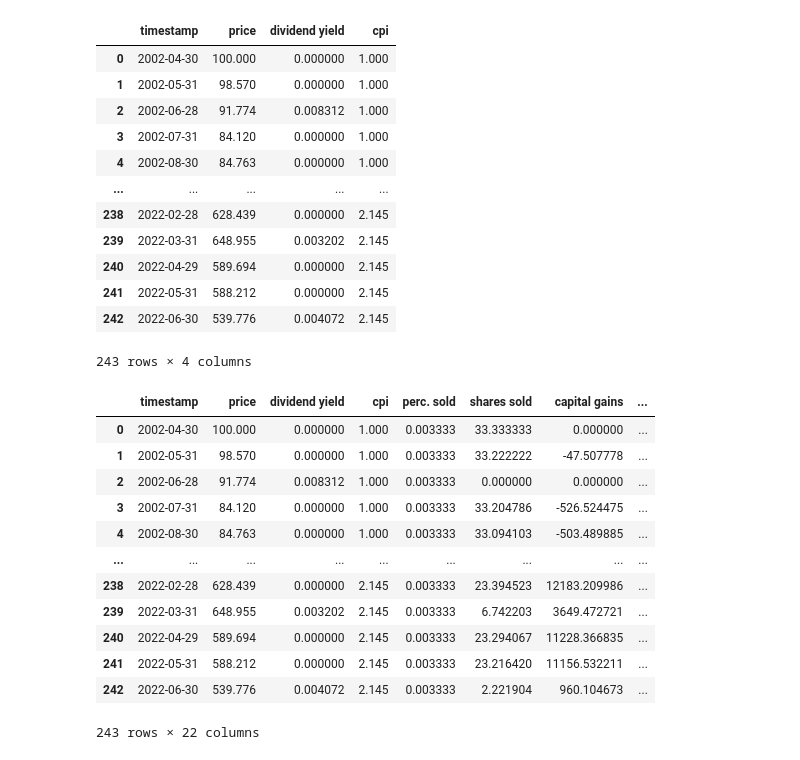
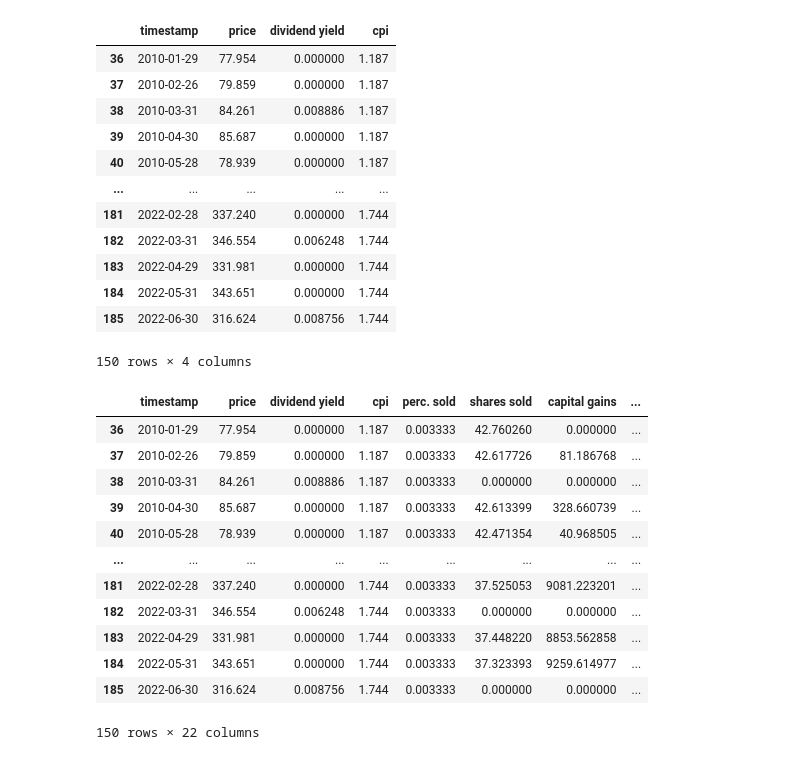
Before and after one commit to reasv/capsim, a Jupyter notebook: sim_iter.ipynb, the cells around one changed output. Drawn from its saved outputs; the diff is of its cells as text; code cells hidden in the pictures.

```diff
--- a/sim_iter.ipynb
+++ b/sim_iter.ipynb
@@ -8,3 +8,24 @@ ticker = 'VTI'
+# %%
+import os
+import requests as req
+
+# Load environment variables
+# Read .env file manually and set environment variables
+with open('.env') as f:
+    for line in f:
+        key, value = line.strip().split('=')
+        os.environ[key] = value
+# Get API_KEY from .env file
+API_KEY = os.getenv("API_KEY")
+# Save CSV file if it doesn't exist
+url = f'https://www.alphavantage.co/query?function=TIME_SERIES_MONTHLY_ADJUSTED&symbol={ticker}&apikey={API_KEY}&datatype=csv'
+filename = f"monthly_adjusted_{ticker}.csv"
+if not os.path.exists(filename):
+    with open(filename, 'wb') as f:
+        # Ensure the request was successful
+        r = req.get(url)
+        r.raise_for_status()
+        f.write(r.content)
 # %%
 import pandas as pd
 
@@ -41,21 +62,22 @@ def load_source_data(prices_file, bigmac_file):
     return df
 # %%
 src = load_source_data(f"monthly_adjusted_{ticker}.csv", "bigmac.csv")
+src = src[src.timestamp > "2010-01-01"]
 src
 # %% [output]
 |  | timestamp | price | dividend yield | cpi |
-| 0 | 2002-04-30 | 100.000 | 0.000000 | 1.000 |
-| 1 | 2002-05-31 | 98.570 | 0.000000 | 1.000 |
-| 2 | 2002-06-28 | 91.774 | 0.008312 | 1.000 |
-| 3 | 2002-07-31 | 84.120 | 0.000000 | 1.000 |
-| 4 | 2002-08-30 | 84.763 | 0.000000 | 1.000 |
+| 36 | 2010-01-29 | 77.954 | 0.000000 | 1.187 |
+| 37 | 2010-02-26 | 79.859 | 0.000000 | 1.187 |
+| 38 | 2010-03-31 | 84.261 | 0.008886 | 1.187 |
+| 39 | 2010-04-30 | 85.687 | 0.000000 | 1.187 |
+| 40 | 2010-05-28 | 78.939 | 0.000000 | 1.187 |
 | ... | ... | ... | ... | ... |
-| 238 | 2022-02-28 | 628.439 | 0.000000 | 2.145 |
-| 239 | 2022-03-31 | 648.955 | 0.003202 | 2.145 |
-| 240 | 2022-04-29 | 589.694 | 0.000000 | 2.145 |
-| 241 | 2022-05-31 | 588.212 | 0.000000 | 2.145 |
-| 242 | 2022-06-30 | 539.776 | 0.004072 | 2.145 |
+| 181 | 2022-02-28 | 337.240 | 0.000000 | 1.744 |
+| 182 | 2022-03-31 | 346.554 | 0.006248 | 1.744 |
+| 183 | 2022-04-29 | 331.981 | 0.000000 | 1.744 |
+| 184 | 2022-05-31 | 343.651 | 0.000000 | 1.744 |
+| 185 | 2022-06-30 | 316.624 | 0.008756 | 1.744 |
-243 rows × 4 columns
+150 rows × 4 columns
 # %%
 def transform_row(current_month: pd.Series, previous_month: pd.Series | None, first_month: pd.Series | None):
     month = current_month.copy()
@@ -70,7 +92,7 @@ def transform_row(current_month: pd.Series, previous_month: pd.Series | None, fi
     month['cost basis rate'] = month['price'] if previous_month is None else previous_month['cost basis rate']
     month['portfolio value'] = month['shares'] * month['price']
     # Target income
-    month['gross income'] = month['portfolio value'] * df['perc. sold']
+    month['gross income'] = month['portfolio value'] * month['perc. sold']
 
     # Receive dividends
     month['gross dividend'] = month['shares'] * month['dividend yield'] * month['price']
@@ -119,45 +141,45 @@ def transform_row(current_month: pd.Series, previous_month: pd.Series | None, fi
     month['infl. adj. net income growth'] = month['infl. adj. net income'] / first_month['infl. adj. net income']
     return month
 
 def process_strategy(df: pd.DataFrame):
     # Initialize an empty list to store new time series values
     new_time_series = []
 
     # Iterate over the DataFrame
     for i in range(len(df)):
         current_row = df.iloc[i]
         if len(new_time_series) == 0:
             previous_row = None
             first_row = None
         else:
             previous_row = new_time_series[-1]
             first_row = new_time_series[0]
         # Apply the transformation function
         new_row_value = transform_row(current_row, previous_row, first_row)
         new_time_series.append(new_row_value)
 
     # Create a new DataFrame for the new time series
     new_df = pd.DataFrame(new_time_series, index=df.index)
     return new_df
 
 df = src.copy()
 df['perc. sold'] = monthly_sale_percentage
 df = process_strategy(df)
 df
 # %% [output]
 |  | timestamp | price | dividend yield | cpi | perc. sold | shares sold | capital gains | ... |
-| 0 | 2002-04-30 | 100.000 | 0.000000 | 1.000 | 0.003333 | 33.333333 | 0.000000 | ... |
-| 1 | 2002-05-31 | 98.570 | 0.000000 | 1.000 | 0.003333 | 33.222222 | -47.507778 | ... |
-| 2 | 2002-06-28 | 91.774 | 0.008312 | 1.000 | 0.003333 | 0.000000 | 0.000000 | ... |
-| 3 | 2002-07-31 | 84.120 | 0.000000 | 1.000 | 0.003333 | 33.204786 | -526.524475 | ... |
-| 4 | 2002-08-30 | 84.763 | 0.000000 | 1.000 | 0.003333 | 33.094103 | -503.489885 | ... |
+| 36 | 2010-01-29 | 77.954 | 0.000000 | 1.187 | 0.003333 | 42.760260 | 0.000000 | ... |
+| 37 | 2010-02-26 | 79.859 | 0.000000 | 1.187 | 0.003333 | 42.617726 | 81.186768 | ... |
+| 38 | 2010-03-31 | 84.261 | 0.008886 | 1.187 | 0.003333 | 0.000000 | 0.000000 | ... |
+| 39 | 2010-04-30 | 85.687 | 0.000000 | 1.187 | 0.003333 | 42.613399 | 328.660739 | ... |
+| 40 | 2010-05-28 | 78.939 | 0.000000 | 1.187 | 0.003333 | 42.471354 | 40.968505 | ... |
 | ... | ... | ... | ... | ... | ... | ... | ... | ... |
-| 238 | 2022-02-28 | 628.439 | 0.000000 | 2.145 | 0.003333 | 23.394523 | 12183.209986 | ... |
-| 239 | 2022-03-31 | 648.955 | 0.003202 | 2.145 | 0.003333 | 6.742203 | 3649.472721 | ... |
-| 240 | 2022-04-29 | 589.694 | 0.000000 | 2.145 | 0.003333 | 23.294067 | 11228.366835 | ... |
-| 241 | 2022-05-31 | 588.212 | 0.000000 | 2.145 | 0.003333 | 23.216420 | 11156.532211 | ... |
-| 242 | 2022-06-30 | 539.776 | 0.004072 | 2.145 | 0.003333 | 2.221904 | 960.104673 | ... |
+| 181 | 2022-02-28 | 337.240 | 0.000000 | 1.744 | 0.003333 | 37.525053 | 9081.223201 | ... |
+| 182 | 2022-03-31 | 346.554 | 0.006248 | 1.744 | 0.003333 | 0.000000 | 0.000000 | ... |
+| 183 | 2022-04-29 | 331.981 | 0.000000 | 1.744 | 0.003333 | 37.448220 | 8853.562858 | ... |
+| 184 | 2022-05-31 | 343.651 | 0.000000 | 1.744 | 0.003333 | 37.323393 | 9259.614977 | ... |
+| 185 | 2022-06-30 | 316.624 | 0.008756 | 1.744 | 0.003333 | 0.000000 | 0.000000 | ... |
-243 rows × 22 columns
+150 rows × 22 columns
 # %%
 period_months = 12
 dfs = [df[i:i+period_months] for i in range(0, df.shape[0], period_months)]
```
Also changed, not shown: parts of 4 cells of this notebook.
